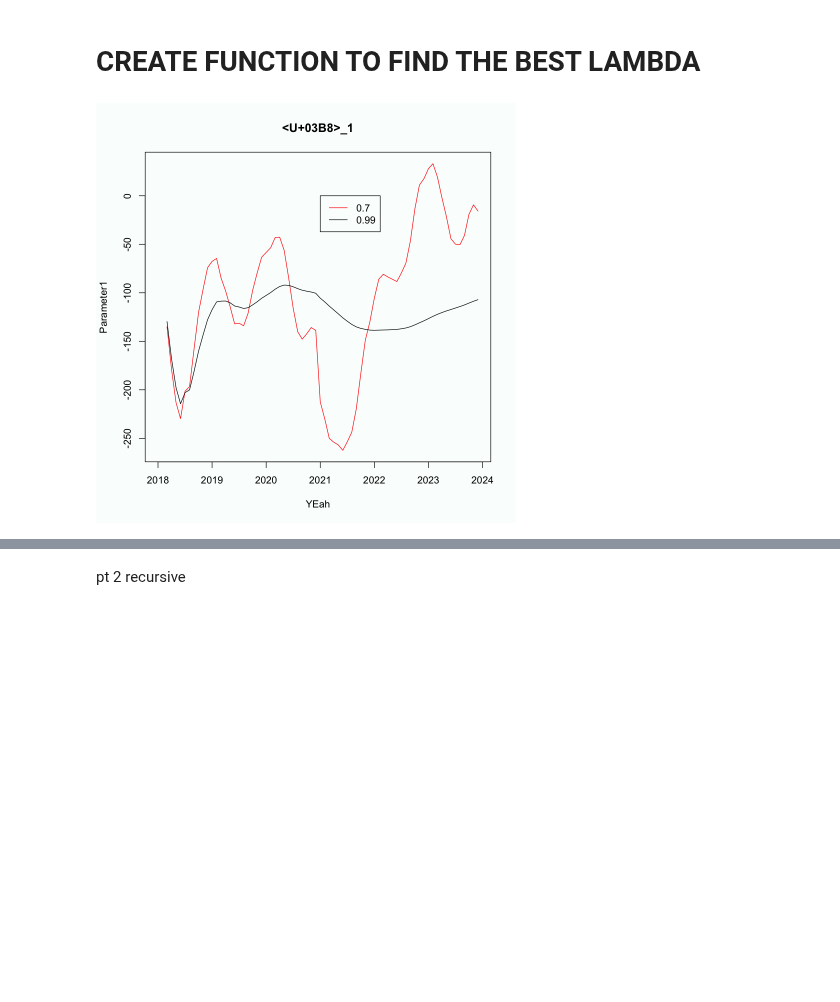
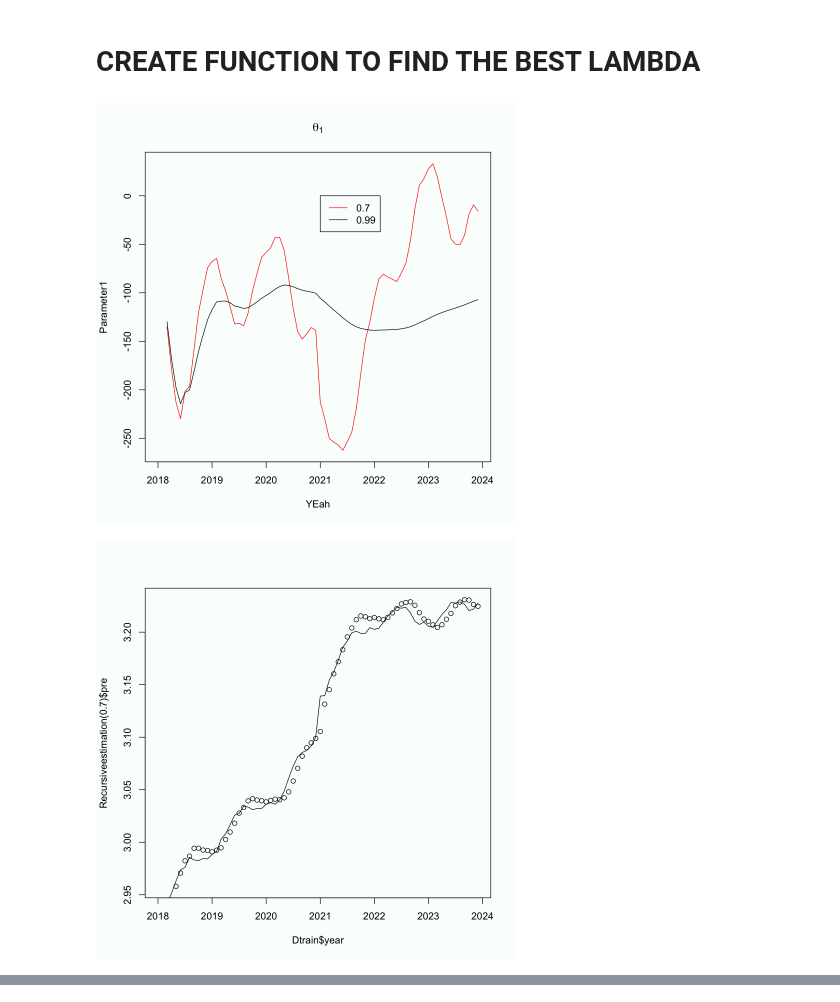
Before and after one commit to mathilderask/TimeSeriesAnalysis, a Jupyter notebook: 4.ipynb, the cells around one changed output, grey strips where cells are left out. Drawn from its saved outputs; the diff is of its cells as text; code cells hidden in the pictures; blank space fills up the shorter version.

```diff
--- a/4.ipynb
+++ b/4.ipynb
@@ -151,34 +151,43 @@ x <-cbind(1,xx)
 
 ## define lambda(t)
 #lambda_t <- function(t,l,N){return(l^(N-t))}
 N <-length((y))
 
 
 parameter_list <- matrix(NA, nrow=N, ncol=2)
+prediction_list <- matrix(NA, nrow=N, ncol=1)
+error_list <- matrix(NA, nrow=N, ncol=1)
 
 
 R_1 <- x[1,]%*%t(x[1,])
 h_1 <- x[1,]*y[1]
 
 
 R_2 <- lambda*R_1 + x[2,] %*% t(x[2,])
 h_2 <- lambda*h_1 + x[2,] * y[2]
 
 
 
 h_3 <- lambda*h_2 + x[3,] * y[3]
 R <- lambda*R_2 + x[3,] %*% t(x[3,])
 parameter_list[3,] <- solve(R) %*% h_3
 
 for (i in 4:N) {
 R <- R * lambda + x[i,] %*% t(x[i,])  # Update R
 parameter_list[i,] <- parameter_list[i-1,] + (solve(R) %*% x[i,]) %*% (y[i] - t(x[i,]) %*% parameter_list[i-1,])  # Update parameter
+if (i<N){prediction_list[i+1] <- x[i+1,]%*%parameter_list[i,]}
+if (i<N){error_list[i]<-prediction_list[i+1]-Dtrain$total[i]}
 }
-return(parameter_list[,1])}
+return(list(par=parameter_list[,1],pre=prediction_list,err=error_list))}
 par(bg = "#fafdfd")
 
-plot(Dtrain$year,Recursiveestimation(0.7),"l",col = "red",xlab = "YEah",ylab = "Parameter1",main = "")
-points(Dtrain$year,Recursiveestimation(0.99),"l",col = "black")
+plot(Dtrain$year,Recursiveestimation(0.7)$par,"l",col = "red",xlab = "YEah",ylab = "Parameter1",main = expression(theta[1]))
+points(Dtrain$year,Recursiveestimation(0.99)$par,"l",col = "black")
 legend(2021,0,c("0.7","0.99"), lty=rep(1,2), col=c("red","black"))
+plot(Dtrain$year,Recursiveestimation(0.7)$pre,col = "#000000")
+points(Dtrain$year,Dtrain$total,"l")
+plot(Dtrain$year,Recursiveestimation(0.99)$err,col = "#000000")
+abline(h = 0, col = "blue", lty = 1)
 # %% [output]
-[figure, old version]
+[figure, new version]
+[figure, added]
@@ -185,2 +194,0 @@ legend(2021,0,c("0.7","0.99"), lty=rep(1,2), col=c("red","black"))
-# %% [markdown]
-pt 2 recursive
```
Also changed, not shown: parts of 1 cell of this notebook.
